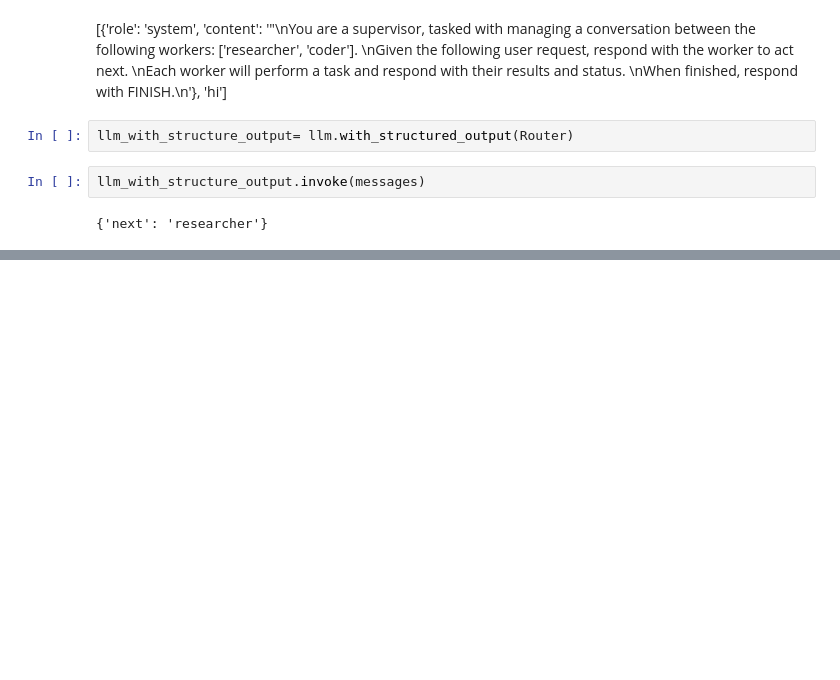
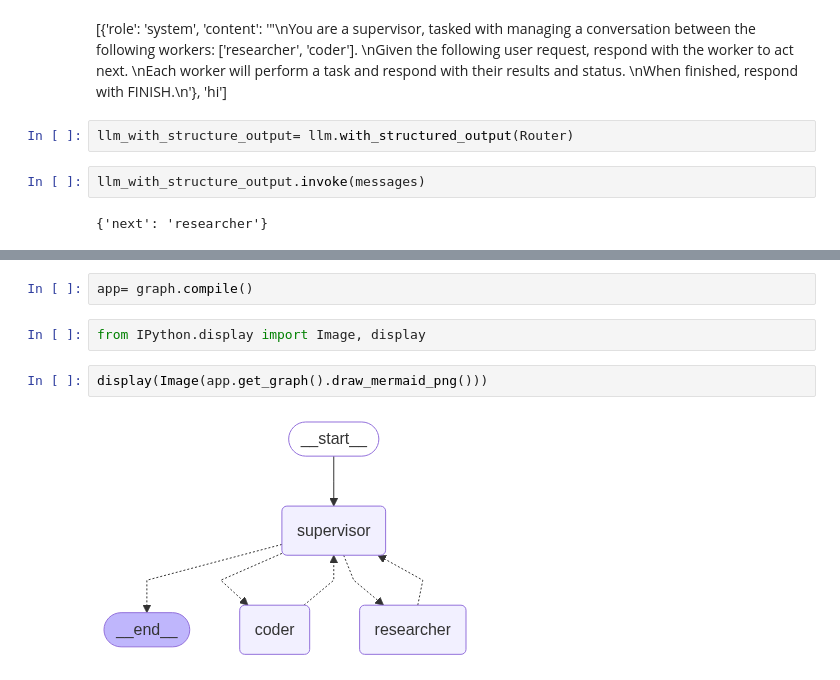
Before and after one commit to satish1650/AgenticAI, a Jupyter notebook: 3-LangGraph/3.8-langgraph_class_7_supervisor_multiagent.ipynb, the cells around one changed output, grey strips where cells are left out. Saved outputs shown, nothing was run; the diff lists cells and outputs as text; blank space fills up the shorter version.

```diff
--- a/3-LangGraph/3.8-langgraph_class_7_supervisor_multiagent.ipynb
+++ b/3-LangGraph/3.8-langgraph_class_7_supervisor_multiagent.ipynb
@@ -216,0 +342,8 @@ llm_with_structure_output.invoke(messages)
+# %%
+app= graph.compile()
+# %%
+from IPython.display import Image, display
+# %%
+display(Image(app.get_graph().draw_mermaid_png()))
+# %% [output]
+[figure, added]
```
Also changed, not shown: parts of 22 cells of this notebook.
